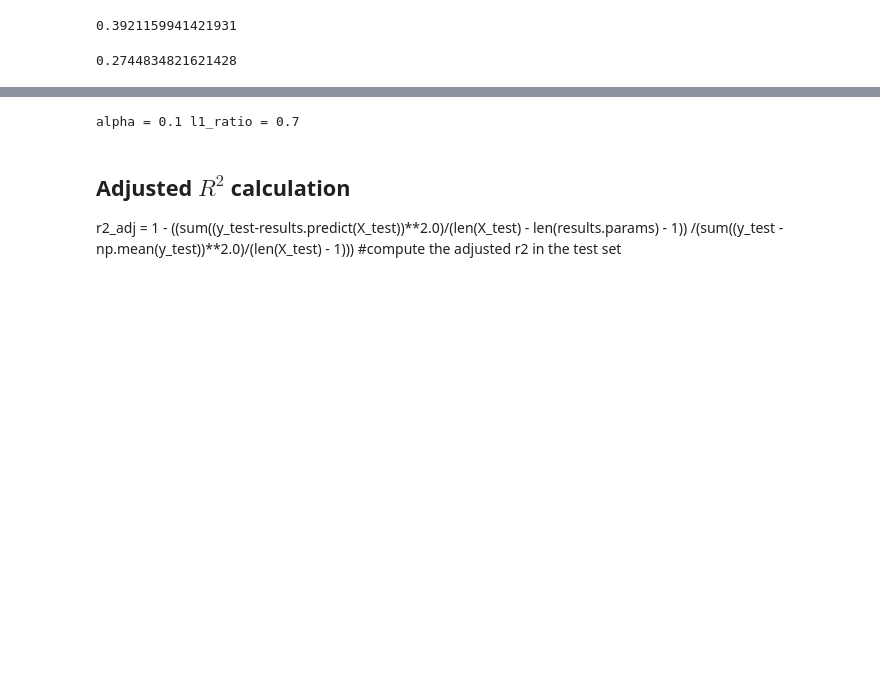
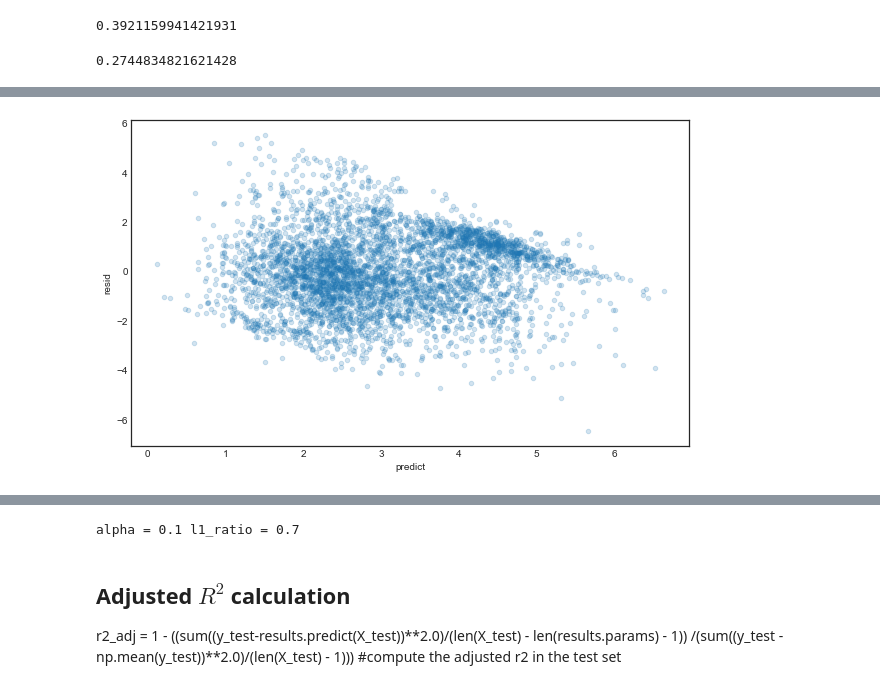
Before and after one commit to ttrumbly/Kiva_Microloans, a Jupyter notebook: Project_2_Kiva_Data_current.ipynb, the cells around one changed output, grey strips where cells are left out. Saved outputs shown, nothing was run; the diff lists cells and outputs as text; code cells hidden in the pictures; blank space fills up the shorter version.

```diff
--- a/Project_2_Kiva_Data_current.ipynb
+++ b/Project_2_Kiva_Data_current.ipynb
@@ -432,17 +439,17 @@ est.score(X_test, y_test)
 # %% [output]
 0.27294561318917787
 # %%
-degree = 3
-est = make_pipeline(PolynomialFeatures(degree), RidgeCV())
-est.fit(X,y)
-est.score(X,y)
+# degree = 3
+# est = make_pipeline(PolynomialFeatures(degree), RidgeCV())
+# est.fit(X,y)
+# est.score(X,y)
 # %% [output]
 0.3921159941421931
 # %%
-degree = 3
-est = make_pipeline(PolynomialFeatures(degree), LassoCV())
-est.fit(X,y)
-est.score(X,y)
+# degree = 3
+# est = make_pipeline(PolynomialFeatures(degree), LassoCV())
+# est.fit(X,y)
+# est.score(X,y)
 # %% [output]
 0.2744834821621428
 # %%
@@ -456,0 +518,13 @@ array([2.35668157, 3.33894748, 2.92540494, ..., 2.46832039, 2.73409149,
+# %%
+data = pd.DataFrame(y)
+data['predict'] = est.predict(X)
+data['resid'] = (data['DAYS_BOX'] - data['predict'])
+
+with sns.axes_style('white'):
+    plot=data.plot(kind='scatter',
+                  x='predict',
+                  y='resid',
+                  alpha=.2,
+                  figsize=(10,6),)
+# %% [output]
+[figure, added]
```
Also changed, not shown: parts of 36 cells of this notebook, 3 other files.
